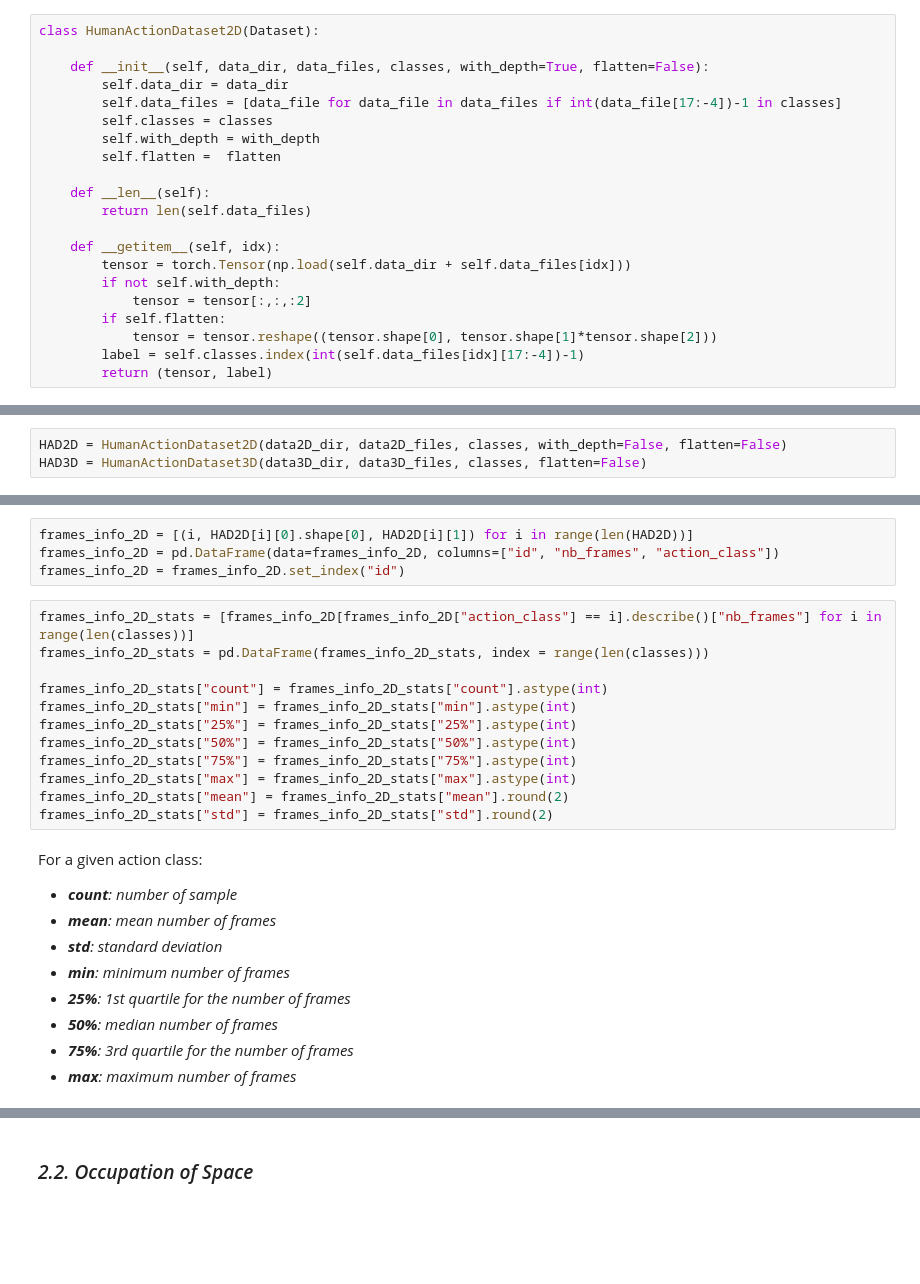
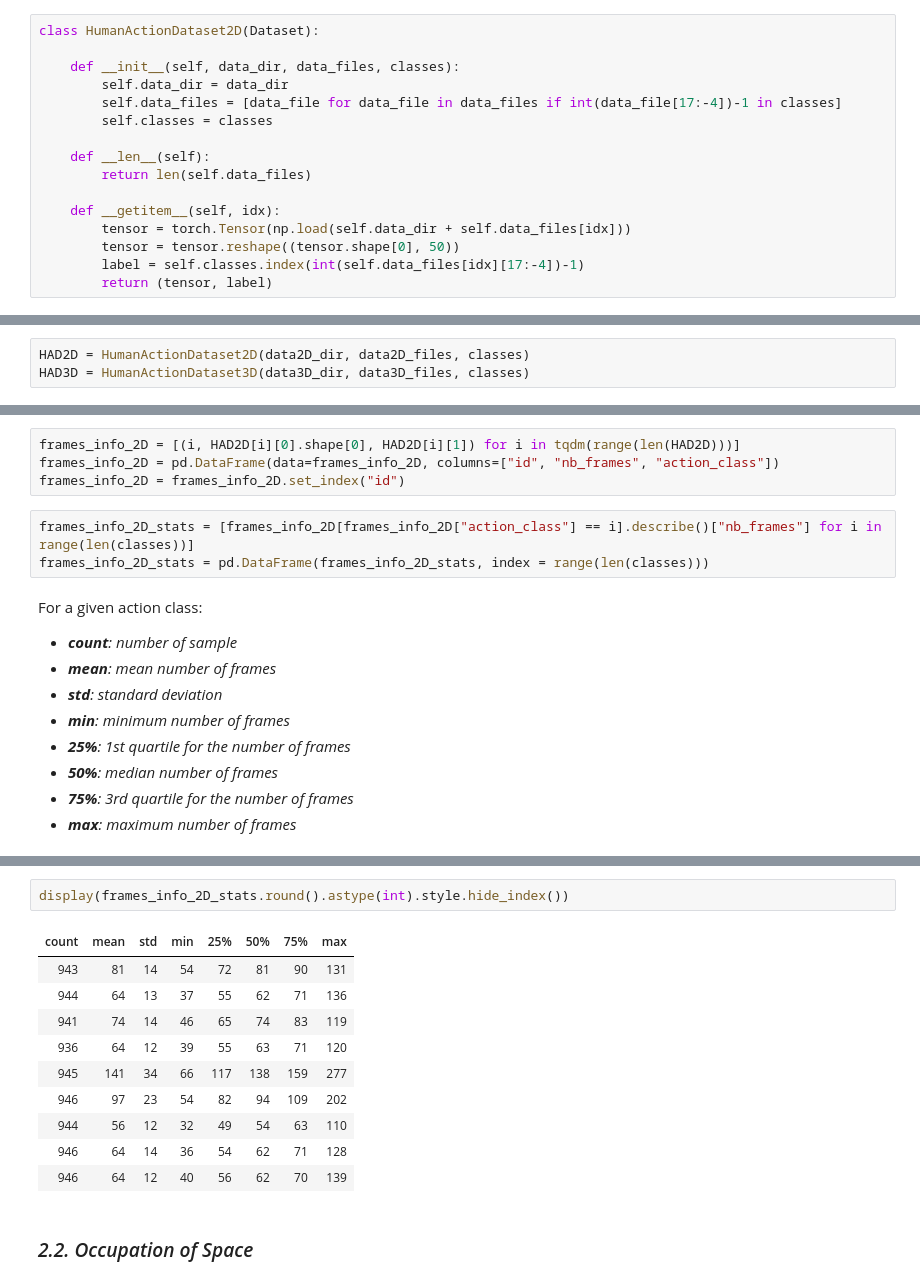
Before and after one commit to anthony-kobanda/human-action-recognition, a Jupyter notebook: data_analysis.ipynb, the cells around one changed output, grey strips where cells are left out. Cells and saved outputs as stored; diff of their text form; blank space fills up the shorter version.

```diff
--- a/data_analysis.ipynb
+++ b/data_analysis.ipynb
@@ -64,22 +61,17 @@ class 8 : falling
 # %%
 class HumanActionDataset2D(Dataset):
 
-    def __init__(self, data_dir, data_files, classes, with_depth=True, flatten=False):
+    def __init__(self, data_dir, data_files, classes):
         self.data_dir = data_dir
         self.data_files = [data_file for data_file in data_files if int(data_file[17:-4])-1 in classes]
         self.classes = classes
-        self.with_depth = with_depth
-        self.flatten =  flatten
 
     def __len__(self):
         return len(self.data_files)
 
     def __getitem__(self, idx):
         tensor = torch.Tensor(np.load(self.data_dir + self.data_files[idx]))
-        if not self.with_depth:
-            tensor = tensor[:,:,:2]
-        if self.flatten:
-            tensor = tensor.reshape((tensor.shape[0], tensor.shape[1]*tensor.shape[2]))
+        tensor = tensor.reshape((tensor.shape[0], 50))
         label = self.classes.index(int(self.data_files[idx][17:-4])-1)
         return (tensor, label)
 # %%
@@ -101,8 +95,8 @@ class HumanActionDataset3D(Dataset):
         label = self.classes.index(int(self.data_files[idx][17:-4])-1)
         return (tensor, label)
 # %%
-HAD2D = HumanActionDataset2D(data2D_dir, data2D_files, classes, with_depth=False, flatten=False)
-HAD3D = HumanActionDataset3D(data3D_dir, data3D_files, classes, flatten=False)
+HAD2D = HumanActionDataset2D(data2D_dir, data2D_files, classes)
+HAD3D = HumanActionDataset3D(data3D_dir, data3D_files, classes)
 # %% [markdown]
 ___
 # %% [markdown]
@@ -110,21 +104,12 @@ ___
 # %% [markdown]
 ### *2.1. Number of Frames*
 # %%
-frames_info_2D = [(i, HAD2D[i][0].shape[0], HAD2D[i][1]) for i in range(len(HAD2D))]
+frames_info_2D = [(i, HAD2D[i][0].shape[0], HAD2D[i][1]) for i in tqdm(range(len(HAD2D)))]
 frames_info_2D = pd.DataFrame(data=frames_info_2D, columns=["id", "nb_frames", "action_class"])
 frames_info_2D = frames_info_2D.set_index("id")
 # %%
 frames_info_2D_stats = [frames_info_2D[frames_info_2D["action_class"] == i].describe()["nb_frames"] for i in range(len(classes))]
 frames_info_2D_stats = pd.DataFrame(frames_info_2D_stats, index = range(len(classes)))
-
-frames_info_2D_stats["count"] = frames_info_2D_stats["count"].astype(int)
-frames_info_2D_stats["min"] = frames_info_2D_stats["min"].astype(int)
-frames_info_2D_stats["25%"] = frames_info_2D_stats["25%"].astype(int)
-frames_info_2D_stats["50%"] = frames_info_2D_stats["50%"].astype(int)
-frames_info_2D_stats["75%"] = frames_info_2D_stats["75%"].astype(int)
-frames_info_2D_stats["max"] = frames_info_2D_stats["max"].astype(int)
-frames_info_2D_stats["mean"] = frames_info_2D_stats["mean"].round(2)
-frames_info_2D_stats["std"] = frames_info_2D_stats["std"].round(2)
 # %% [markdown]
 For a given action class:
 * ***count**: number of sample*
@@ -151,3 +123,16 @@ display(frames_info_2D_stats)
+# %%
+display(frames_info_2D_stats.round().astype(int).style.hide_index())
+# %% [output]
+| count | mean | std | min | 25% | 50% | 75% | max |
+| 943 | 81 | 14 | 54 | 72 | 81 | 90 | 131 |
+| 944 | 64 | 13 | 37 | 55 | 62 | 71 | 136 |
+| 941 | 74 | 14 | 46 | 65 | 74 | 83 | 119 |
+| 936 | 64 | 12 | 39 | 55 | 63 | 71 | 120 |
+| 945 | 141 | 34 | 66 | 117 | 138 | 159 | 277 |
+| 946 | 97 | 23 | 54 | 82 | 94 | 109 | 202 |
+| 944 | 56 | 12 | 32 | 49 | 54 | 63 | 110 |
+| 946 | 64 | 14 | 36 | 54 | 62 | 71 | 128 |
+| 946 | 64 | 12 | 40 | 56 | 62 | 70 | 139 |
 # %% [markdown]
 ### *2.2. Occupation of Space*
 # %% [markdown]
```
Also changed, not shown: parts of 19 cells of this notebook, 19 other files.
